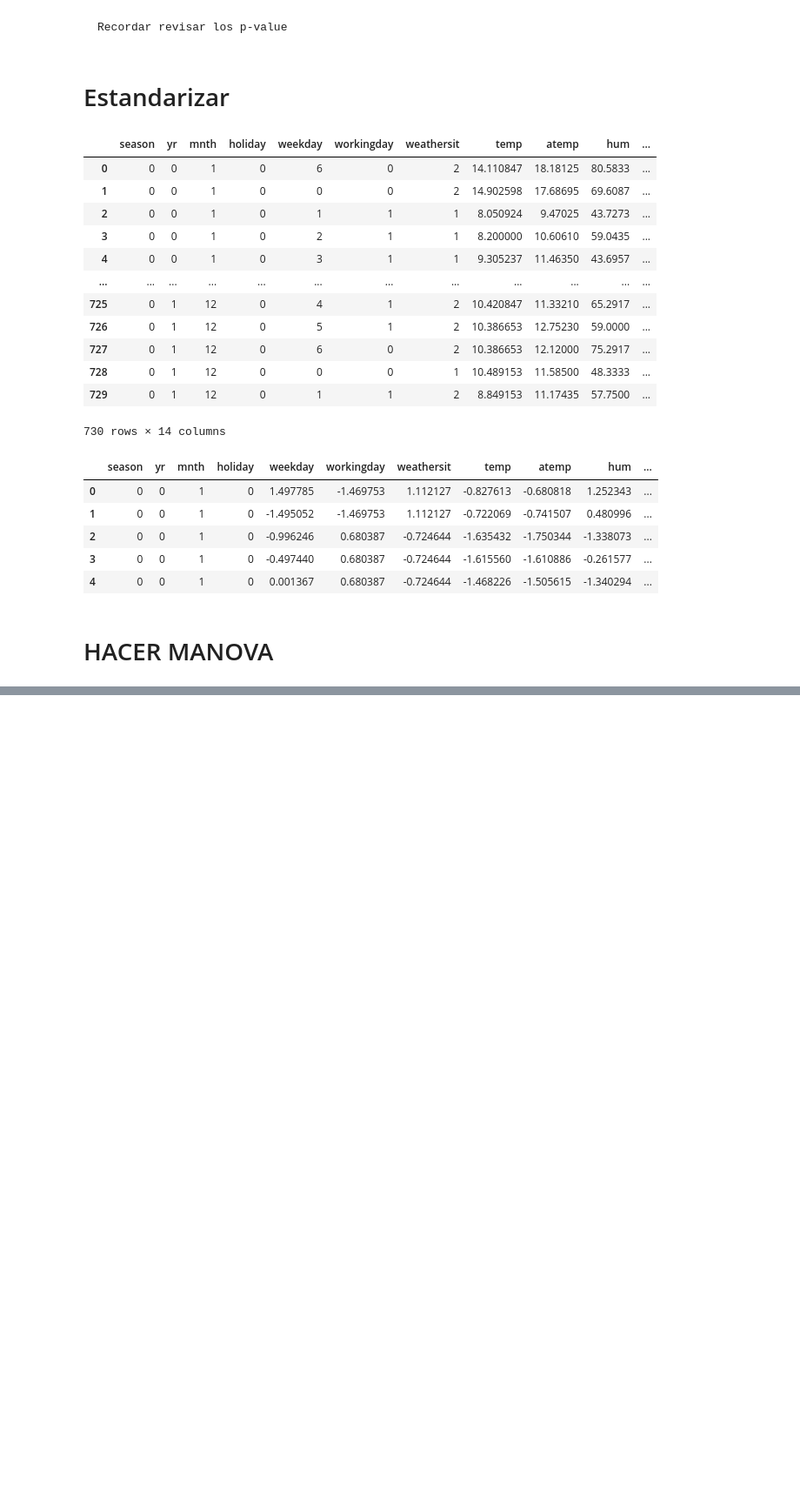
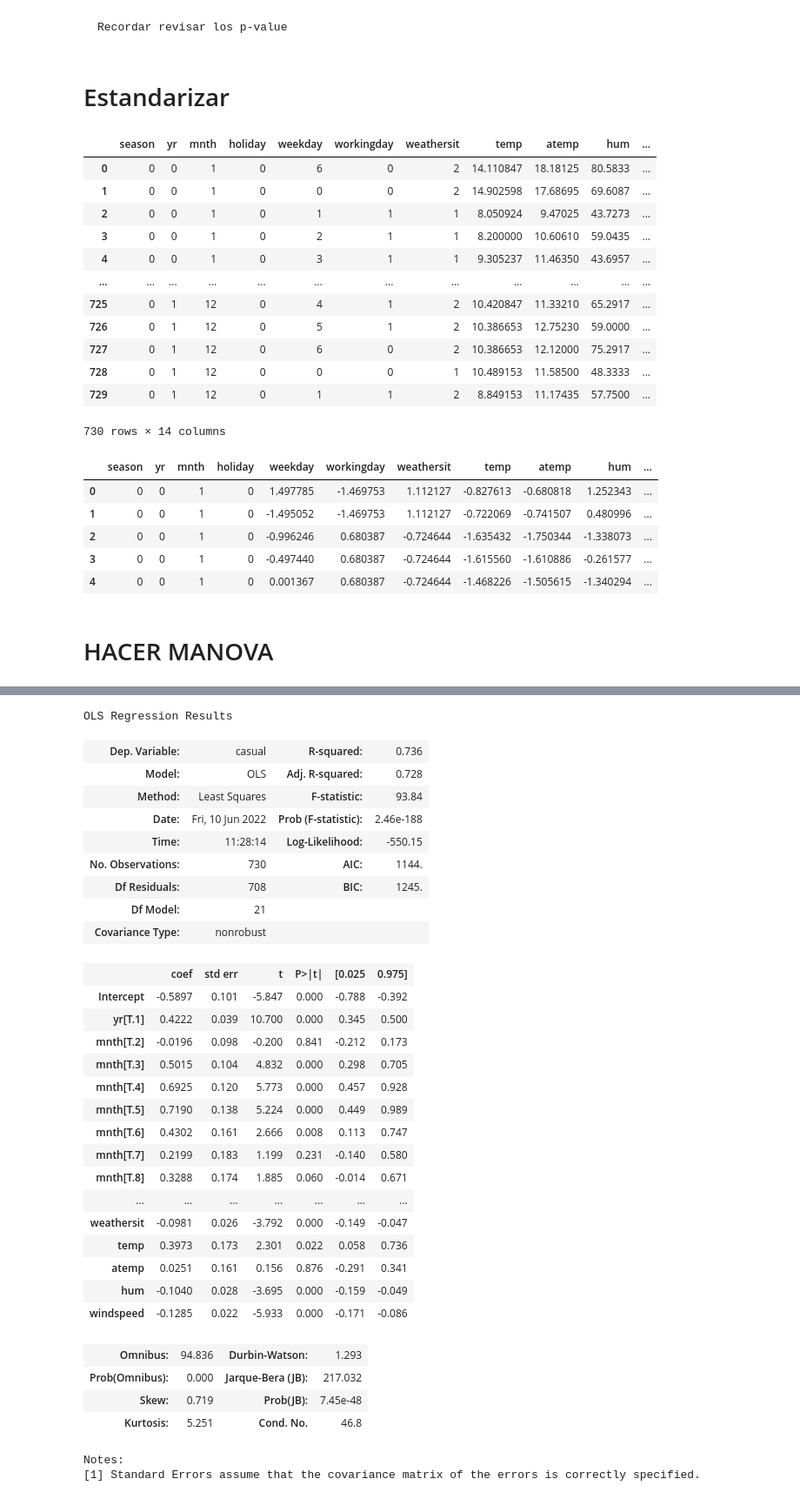
Before and after one commit to Adalab/project-da-promo-A-module-3-team-2, a Jupyter notebook: regresion_lineal_proyecto_bicicletas.ipynb, the cells around one changed output, grey strips where cells are left out. Shown at 87% size. Saved outputs shown, nothing was run; the diff lists cells and outputs as text; code cells hidden in the pictures; blank space fills up the shorter version.

```diff
--- a/regresion_lineal_proyecto_bicicletas.ipynb
+++ b/regresion_lineal_proyecto_bicicletas.ipynb
@@ -426,0 +494,37 @@ df_estandarizado.head()
+# %%
+lm = ols('casual ~ season  + yr + mnth + holiday + weekday  + workingday + weathersit + temp + atemp + hum + windspeed', data=df_estandarizado).fit()
+sm.stats.anova_lm(lm)
+lm.summary()
+# %% [output]
+OLS Regression Results
+| Dep. Variable: | casual | R-squared: | 0.736 |
+| Model: | OLS | Adj. R-squared: | 0.728 |
+| Method: | Least Squares | F-statistic: | 93.84 |
+| Date: | Fri, 10 Jun 2022 | Prob (F-statistic): | 2.46e-188 |
+| Time: | 11:28:14 | Log-Likelihood: | -550.15 |
+| No. Observations: | 730 | AIC: | 1144. |
+| Df Residuals: | 708 | BIC: | 1245. |
+| Df Model: | 21 |  |  |
+| Covariance Type: | nonrobust |  |  |
+|  | coef | std err | t | P>|t| | [0.025 | 0.975] |
+| Intercept | -0.5897 | 0.101 | -5.847 | 0.000 | -0.788 | -0.392 |
+| yr[T.1] | 0.4222 | 0.039 | 10.700 | 0.000 | 0.345 | 0.500 |
+| mnth[T.2] | -0.0196 | 0.098 | -0.200 | 0.841 | -0.212 | 0.173 |
+| mnth[T.3] | 0.5015 | 0.104 | 4.832 | 0.000 | 0.298 | 0.705 |
+| mnth[T.4] | 0.6925 | 0.120 | 5.773 | 0.000 | 0.457 | 0.928 |
+| mnth[T.5] | 0.7190 | 0.138 | 5.224 | 0.000 | 0.449 | 0.989 |
+| mnth[T.6] | 0.4302 | 0.161 | 2.666 | 0.008 | 0.113 | 0.747 |
+| mnth[T.7] | 0.2199 | 0.183 | 1.199 | 0.231 | -0.140 | 0.580 |
+| mnth[T.8] | 0.3288 | 0.174 | 1.885 | 0.060 | -0.014 | 0.671 |
+| ... | ... | ... | ... | ... | ... | ... |
+| weathersit | -0.0981 | 0.026 | -3.792 | 0.000 | -0.149 | -0.047 |
+| temp | 0.3973 | 0.173 | 2.301 | 0.022 | 0.058 | 0.736 |
+| atemp | 0.0251 | 0.161 | 0.156 | 0.876 | -0.291 | 0.341 |
+| hum | -0.1040 | 0.028 | -3.695 | 0.000 | -0.159 | -0.049 |
+| windspeed | -0.1285 | 0.022 | -5.933 | 0.000 | -0.171 | -0.086 |
+| Omnibus: | 94.836 | Durbin-Watson: | 1.293 |
+| Prob(Omnibus): | 0.000 | Jarque-Bera (JB): | 217.032 |
+| Skew: | 0.719 | Prob(JB): | 7.45e-48 |
+| Kurtosis: | 5.251 | Cond. No. | 46.8 |
+Notes:
+[1] Standard Errors assume that the covariance matrix of the errors is correctly specified.
```
Also changed, not shown: parts of 17 cells of this notebook.
